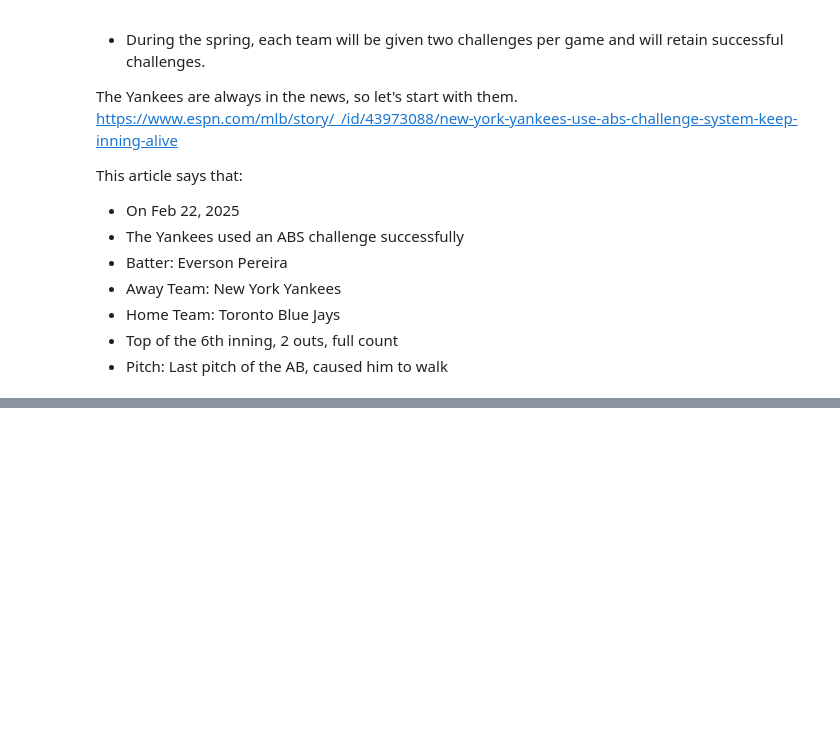
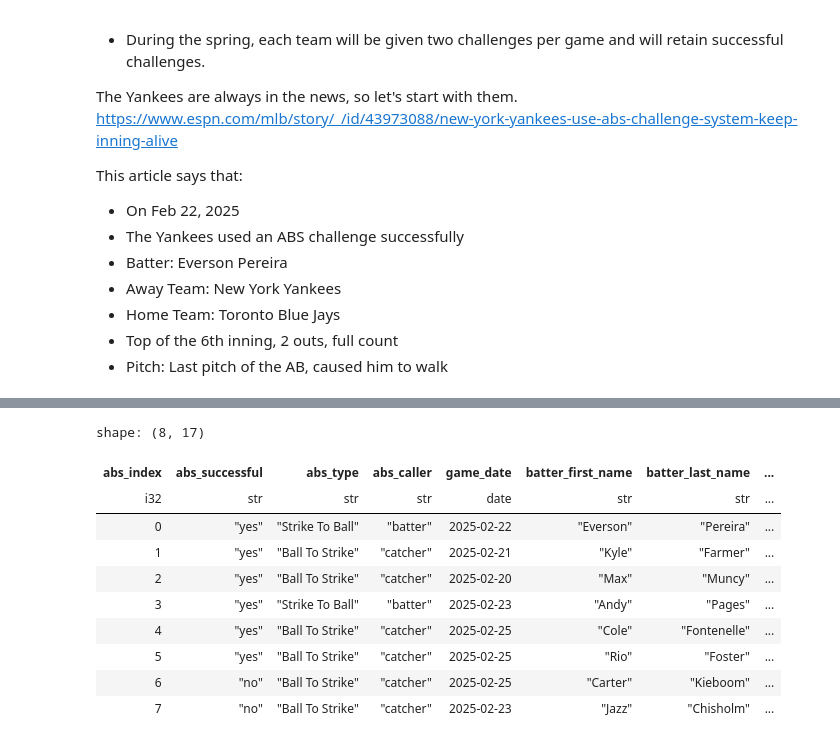
Before and after one commit to sethbilliau/mlb-spring-training, a Jupyter notebook: mlb.ipynb, the cells around one changed output, grey strips where cells are left out. Saved outputs shown, nothing was run; the diff lists cells and outputs as text; code cells hidden in the pictures; blank space fills up the shorter version.

Commit message:
MLB google sheet

```diff
--- a/mlb.ipynb
+++ b/mlb.ipynb
@@ -206,0 +213,17 @@ plt.xlim(-2, 2)
+# %%
+# See above - we've created an API key in a file called 'apikey',
+# in the same directory as this notebook
+filename = 'apikey'
+def get_file_contents(filename):
+    """ Given a filename,
+        return the contents of that file
+    """
+    try:
+        with open(filename, 'r') as f:
+            # It's assumed our file contains a single line,
+            # with our API key
+            return f.read().strip()
+    except FileNotFoundError:
+        print("'%s' file not found" % filename)
+api_key = get_file_contents(filename)
+# print("Our API key is: %s" % (api_key))
@@ -206,0 +282,29 @@ plt.xlim(-2, 2)
+# %%
+# Grab data from the excel sheet and construct a polars dataframe.
+sheet_2025 = sheet_data["values"]
+abs_challenges = pl.DataFrame(sheet_2025[1:len(sheet_2025)],
+                              schema = {key:str for key in sheet_2025[0]},
+                              orient="row")
+# By default, all columns come in as str types, so cast numerical columns as appropriate
+abs_challenges = abs_challenges.with_columns(
+    pl.col("abs_index").cast(pl.Int32),
+    pl.col("inning").cast(pl.Int8),
+    pl.col("balls").cast(pl.Int8),
+    pl.col("strikes").cast(pl.Int8),
+    pl.col("outs_when_up").cast(pl.Int8),
+    pl.col("game_date").cast(pl.Date)
+)
+# %%
+abs_challenges
+# %% [output]
+shape: (8, 17)
+| abs_index | abs_successful | abs_type | abs_caller | game_date | batter_first_name | batter_last_name | ... |
+| i32 | str | str | str | date | str | str | ... |
+| 0 | "yes" | "Strike To Ball" | "batter" | 2025-02-22 | "Everson" | "Pereira" | ... |
+| 1 | "yes" | "Ball To Strike" | "catcher" | 2025-02-21 | "Kyle" | "Farmer" | ... |
+| 2 | "yes" | "Ball To Strike" | "catcher" | 2025-02-20 | "Max" | "Muncy" | ... |
+| 3 | "yes" | "Strike To Ball" | "batter" | 2025-02-23 | "Andy" | "Pages" | ... |
+| 4 | "yes" | "Ball To Strike" | "catcher" | 2025-02-25 | "Cole" | "Fontenelle" | ... |
+| 5 | "yes" | "Ball To Strike" | "catcher" | 2025-02-25 | "Rio" | "Foster" | ... |
+| 6 | "no" | "Ball To Strike" | "catcher" | 2025-02-25 | "Carter" | "Kieboom" | ... |
+| 7 | "no" | "Ball To Strike" | "catcher" | 2025-02-23 | "Jazz" | "Chisholm" | ... |
```
Also changed, not shown: parts of 11 cells of this notebook, 2 other files.
